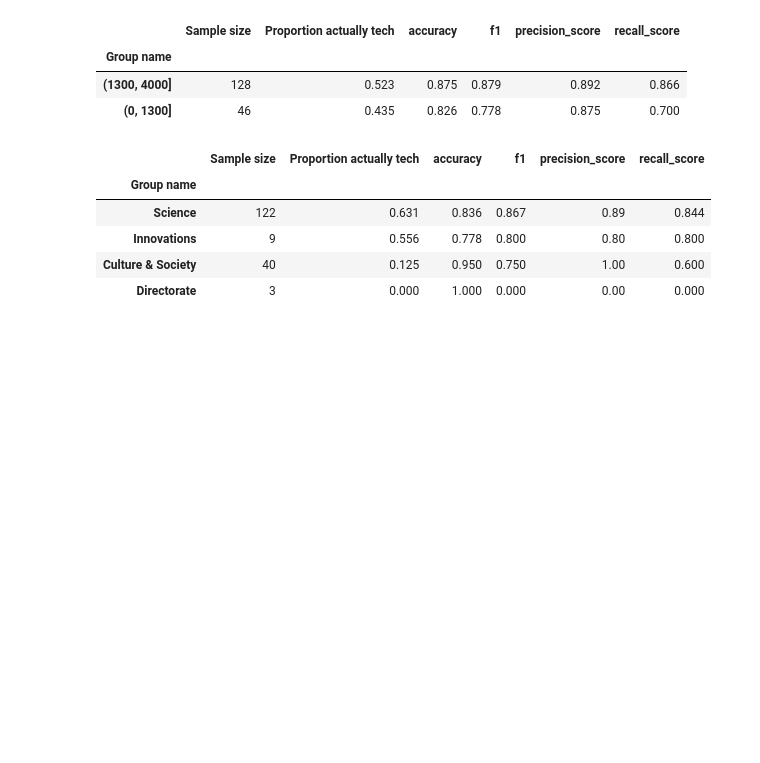
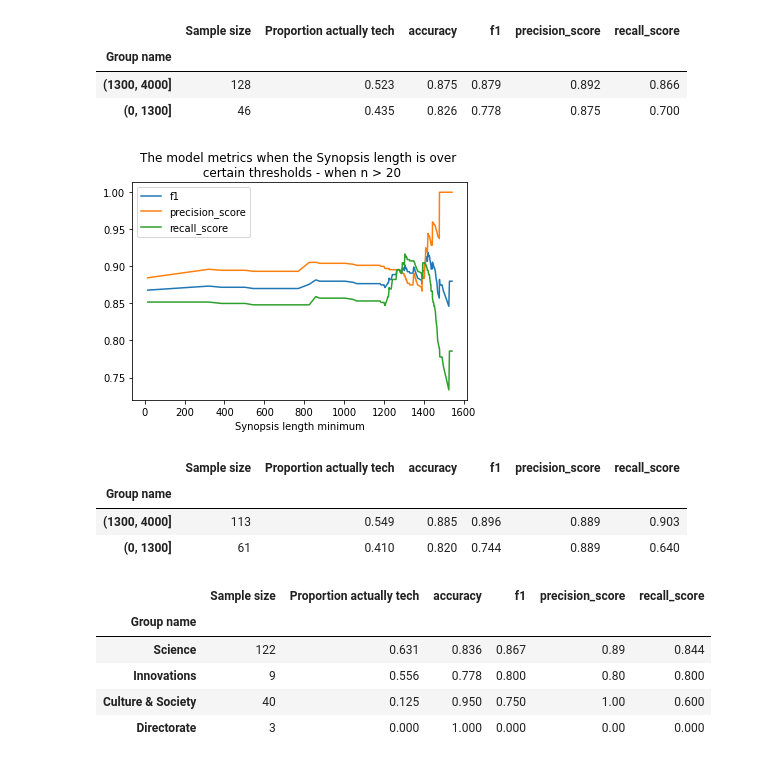
Before and after one commit to wellcometrust/nutrition-labels, a Jupyter notebook: notebooks/Results analysis.ipynb, the cells around one changed output. Drawn from its saved outputs; the diff is of its cells as text; code cells hidden in the pictures; blank space fills up the shorter version.

Commit message:
Add figure for synopsis length and summary of analysis of the results to the markdown

```diff
--- a/notebooks/Results analysis.ipynb
+++ b/notebooks/Results analysis.ipynb
@@ -68,7 +68,7 @@ print(len(train_results))
 extra_cols = ['Cost Centre Division Name', 'Cost Centre Description','Grant ERG Stream','Grant Type Master Grant Type Funding Type',
 'Master Grant Type Funding Type','Master Grant Type Name','Reference','Round Account Code Description','Round Application Form Name',
 'Round Grant Type Master Grant Type Funding Refresh Group','Round Grant Type Master Grant Type Funding Type',
-'Round Grant Type Master Grant Type Name']
+'Round Grant Type Master Grant Type Name', 'Synopsis', 'Title']
 test_results = pd.merge(
         test_results,
         extra_grants_info[extra_cols],
@@ -99,6 +99,10 @@ test_results['Financial Year grouped'] = [
 test_results['Description length'] = [len(g) for g in test_results['Description']]
 bins = [0,1000, 1250,1500, 2000, 3000, 4000]
 test_results['Description length binned'] = pd.cut(test_results['Description length'], bins)
+
+test_results['Synopsis length'] = [len(g) for g in test_results['Synopsis']]
+bins = [0,1000, 1250,1500, 2000, 3000, 4000]
+test_results['Synopsis length binned'] = pd.cut(test_results['Synopsis length'], bins)
 # %%
 def evaluate_data(data):
     y = data['Relevance code'].tolist()
@@ -177,6 +181,31 @@ evaluate_grouped_data(test_results, 'Description length binned 2')
 | Group name |  |  |  |  |  |  |
 | (1300, 4000] | 128 | 0.523 | 0.875 | 0.879 | 0.892 | 0.866 |
 | (0, 1300] | 46 | 0.435 | 0.826 | 0.778 | 0.875 | 0.700 |
+# %%
+n_thresh = 20
+synopsis_length_scores = []
+for length in test_results['Synopsis length'].unique():
+    length_data = test_results[test_results['Synopsis length'] > length]
+    if len(length_data) > n_thresh:
+        scores = evaluate_data(length_data)
+        scores['Synopsis length minimum'] = length
+        synopsis_length_scores.append(scores)
+# %%
+pd.DataFrame(synopsis_length_scores).sort_values(by='Synopsis length minimum').plot(
+    x="Synopsis length minimum",
+    y=["f1", "precision_score", "recall_score"],
+    title=f'The model metrics when the Synopsis length is over \n certain thresholds - when n > {n_thresh}'
+);
+# %% [output]
+[figure, added]
+# %%
+test_results['Synopsis length binned 2'] = pd.cut(test_results['Synopsis length'], [0,1300,4000])
+evaluate_grouped_data(test_results, 'Synopsis length binned 2')
+# %% [output]
+|  | Sample size | Proportion actually tech | accuracy | f1 | precision_score | recall_score |
+| Group name |  |  |  |  |  |  |
+| (1300, 4000] | 113 | 0.549 | 0.885 | 0.896 | 0.889 | 0.903 |
+| (0, 1300] | 61 | 0.410 | 0.820 | 0.744 | 0.889 | 0.640 |
 # %%
 evaluate_grouped_data(test_results, 'Cost Centre Division Name').sort_values(by='f1', ascending=False)
 # %% [output]
```
Also changed, not shown: 2 other files.
